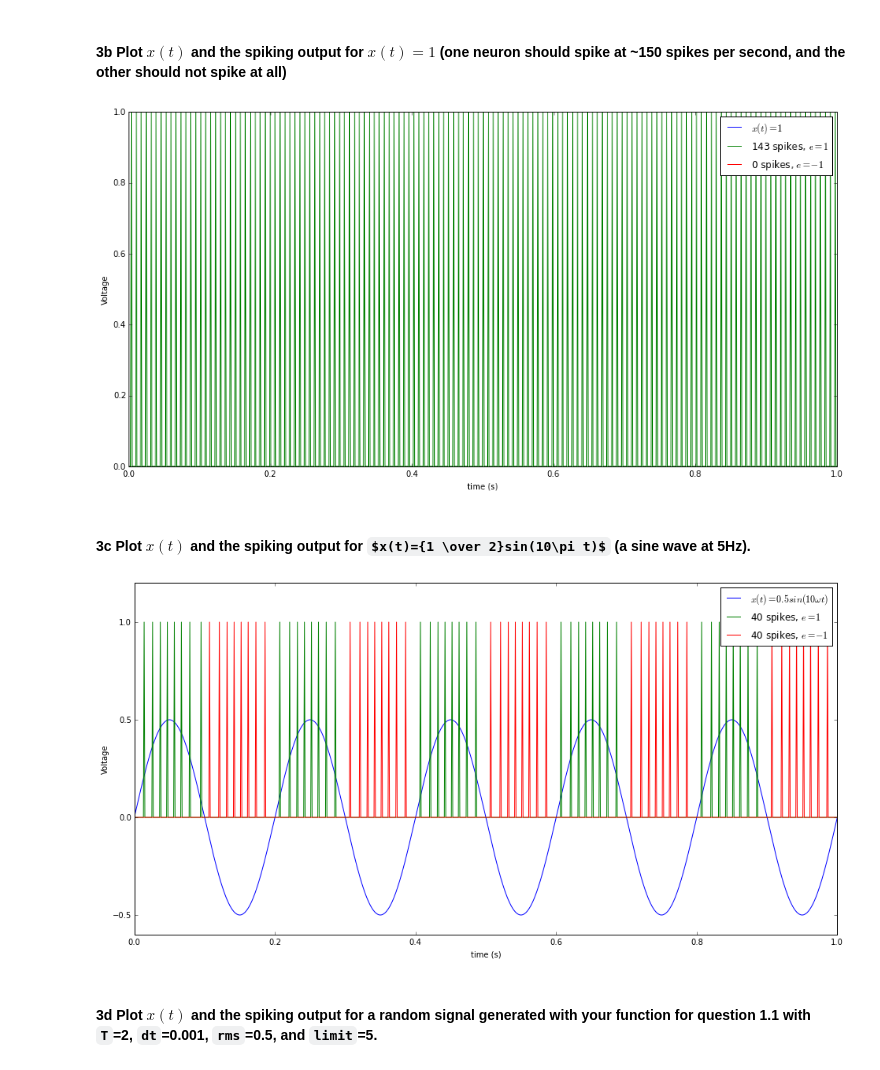
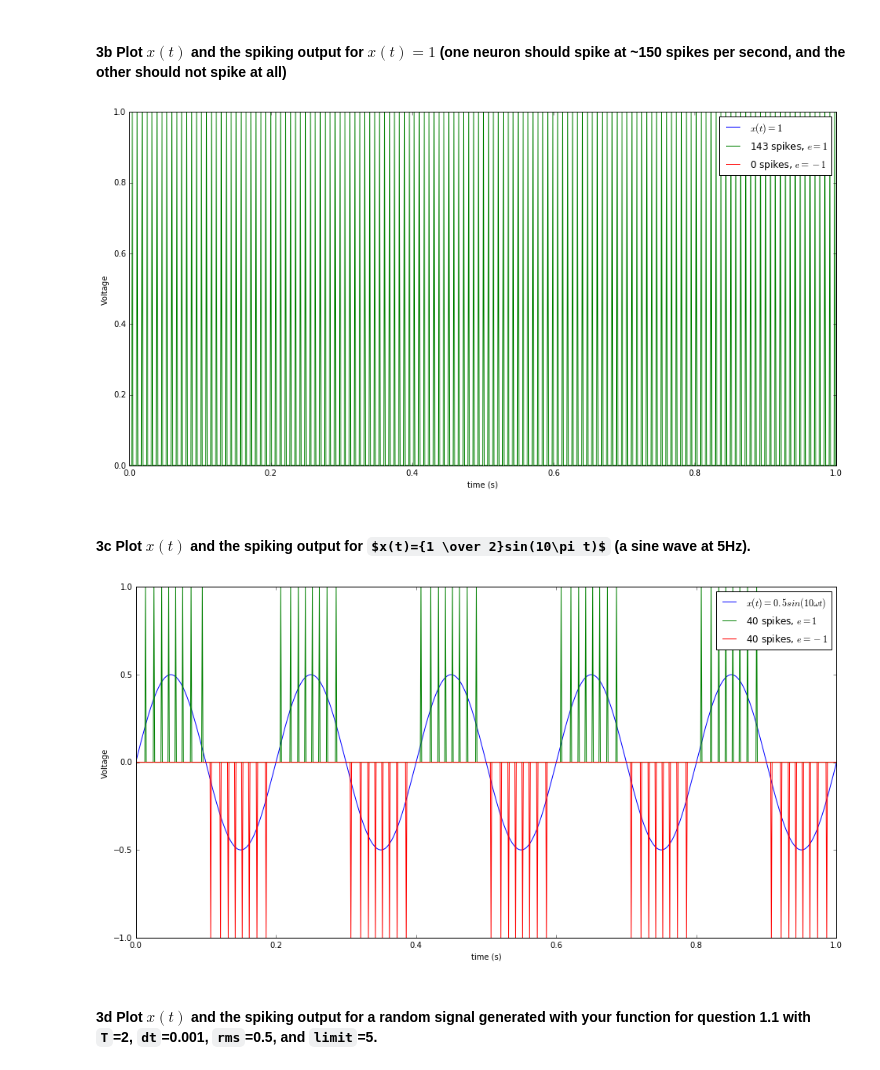
Before and after one commit to Kanaderu/SYDE556-750, a Jupyter notebook: SYDE 556-750 Assignment 2.ipynb, the cells around one changed output. Cells and saved outputs as stored; diff of their text form; code cells hidden in the pictures; some formulas as TeX source.

```diff
--- a/SYDE 556-750 Assignment 2.ipynb
+++ b/SYDE 556-750 Assignment 2.ipynb
@@ -496,7 +496,7 @@ def three_b():
     ax=fig.add_subplot(111)
     ax.plot(t,stimulus2, label='$x(t)=1$')
     ax.plot(t,spikes1, label='%s spikes, $e=1$' %np.count_nonzero(spikes1))
-    ax.plot(t,spikes2, label='%s spikes, $e=-1$' %np.count_nonzero(spikes2))
+    ax.plot(t,-np.array(spikes2), label='%s spikes, $e=-1$' %np.count_nonzero(spikes2))
     ax.set_xlabel('time (s)')
     ax.set_ylabel('Voltage')
     ax.set_xlim(0,T)
@@ -506,7 +506,7 @@ def three_b():
 
 three_b()
 # %% [output]
-[figure, old version]
+[figure, new version]
 # %% [markdown]
 #### 3c Plot $x(t)$ and the spiking output for $x(t)={1 \over 2}sin(10\pi t)$ (a sine wave at 5Hz).
 # %%
@@ -525,35 +525,35 @@ def three_c():
     rms=0.5
     limit=30
     seed=3
 
     x1_dot_e1=np.dot(x1,e1)
     x2_dot_e1=np.dot(x2,e1)
     x1_dot_e2=np.dot(x1,e2)
     x2_dot_e2=np.dot(-x2,e2)
     n1=spikingLIFneuron(x1_dot_e1,x2_dot_e1,a1,a2,e1,tau_ref,tau_rc)
     n2=spikingLIFneuron(x1_dot_e2,x2_dot_e2,a1,a2,e2,tau_ref,tau_rc)
     t=np.arange(int(T/dt)+1)*dt
     stimulus3 = 0.5*np.sin(10*np.pi*t)
     n1.set_spikes(stimulus3,T,dt)
     n2.set_spikes(stimulus3,T,dt)
     spikes1=n1.get_spikes()
     spikes2=n2.get_spikes()
 
     fig=plt.figure(figsize=(16,8))
     ax=fig.add_subplot(111)
     ax.plot(t,stimulus3, label='$x(t)=0.5 sin(10 \omega t)$')
     ax.plot(t,spikes1, label='%s spikes, $e=1$' %np.count_nonzero(spikes1))
-    ax.plot(t,spikes2, label='%s spikes, $e=-1$' %np.count_nonzero(spikes2))
+    ax.plot(t,-np.array(spikes2), label='%s spikes, $e=-1$' %np.count_nonzero(spikes2))
     ax.set_xlabel('time (s)')
     ax.set_ylabel('Voltage')
     ax.set_xlim(0,T)
     # ax.set_ylim(0,2)
     legend=ax.legend(loc='best')
     plt.show()
 
 three_c()
 # %% [output]
-[figure, old version]
+[figure, new version]
 # %% [markdown]
 #### 3d  Plot $x(t)$ and the spiking output for a random signal generated with your function for question 1.1 with ``T``=2, ``dt``=0.001, ``rms``=0.5, and ``limit``=5.
 # %%
```
Also changed, not shown: parts of 14 cells of this notebook.
